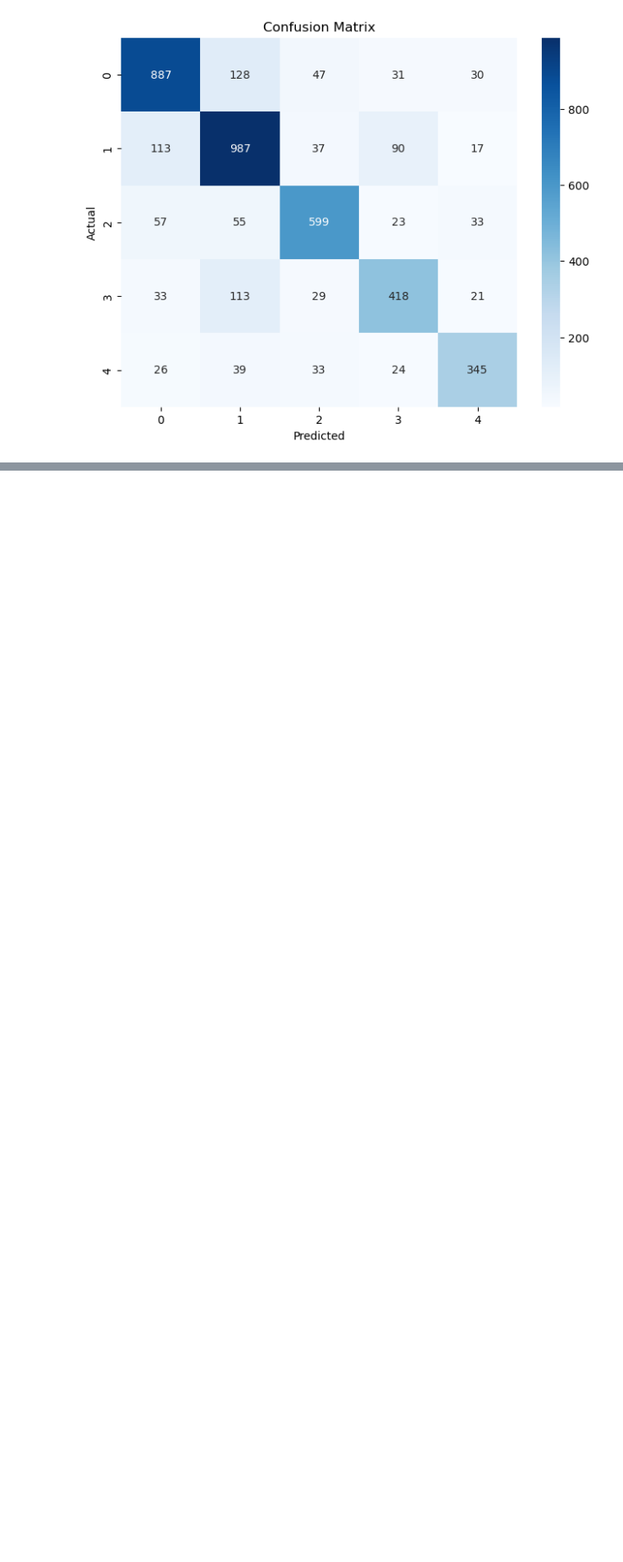
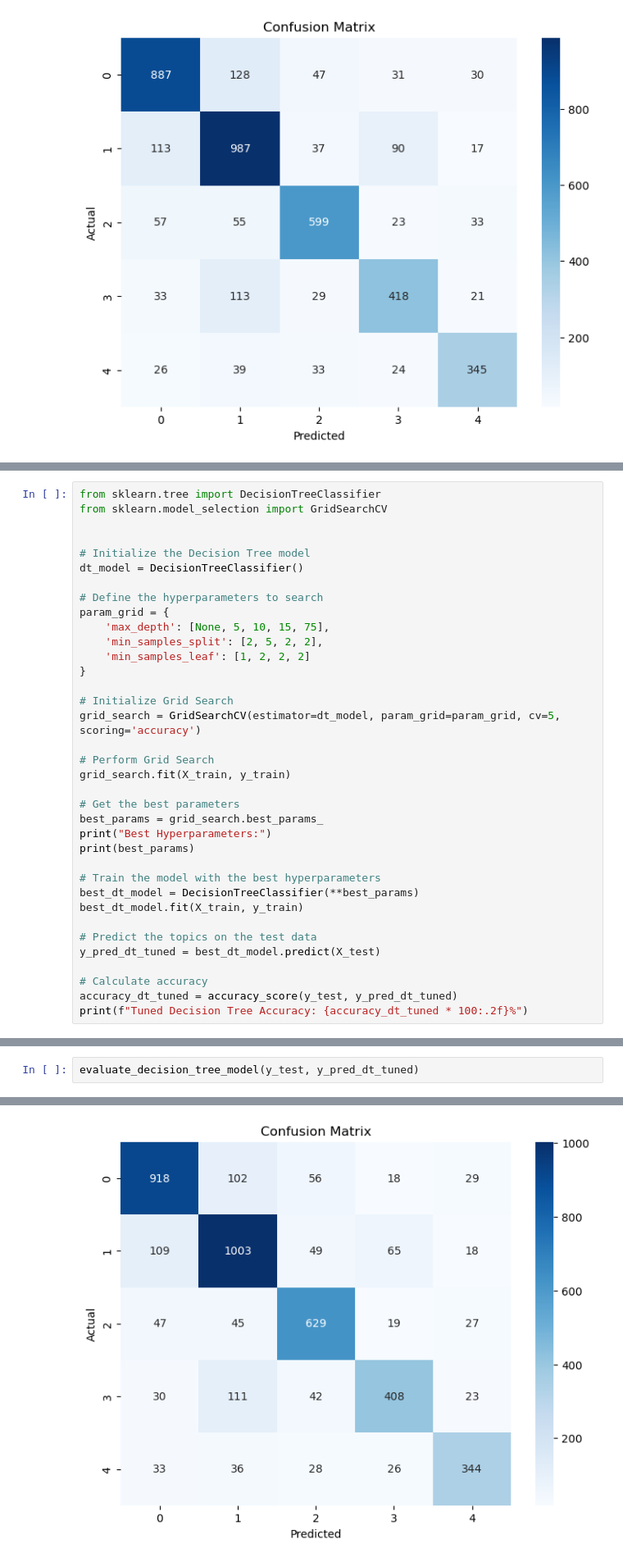
Before and after one commit to SIVASKANDAN-P/automatic_ticket_classification, a Jupyter notebook: Automatic_Ticket_Classification_Assignment.ipynb, the cells around one changed output, grey strips where cells are left out. Shown at 82% size. Drawn from its saved outputs; the diff is of its cells as text; blank space fills up the shorter version.

Commit message:
Models with tuned first iteration

```diff
--- a/Automatic_Ticket_Classification_Assignment.ipynb
+++ b/Automatic_Ticket_Classification_Assignment.ipynb
@@ -1215,0 +1239,36 @@ weighted avg       0.77      0.77      0.77      4215
+# %%
+from sklearn.tree import DecisionTreeClassifier
+from sklearn.model_selection import GridSearchCV
+
+
+# Initialize the Decision Tree model
+dt_model = DecisionTreeClassifier()
+
+# Define the hyperparameters to search
+param_grid = {
+    'max_depth': [None, 5, 10, 15, 75],
+    'min_samples_split': [2, 5, 2, 2],
+    'min_samples_leaf': [1, 2, 2, 2]
+}
+
+# Initialize Grid Search
+grid_search = GridSearchCV(estimator=dt_model, param_grid=param_grid, cv=5, scoring='accuracy')
+
+# Perform Grid Search
+grid_search.fit(X_train, y_train)
+
+# Get the best parameters
+best_params = grid_search.best_params_
+print("Best Hyperparameters:")
+print(best_params)
+
+# Train the model with the best hyperparameters
+best_dt_model = DecisionTreeClassifier(**best_params)
+best_dt_model.fit(X_train, y_train)
+
+# Predict the topics on the test data
+y_pred_dt_tuned = best_dt_model.predict(X_test)
+
+# Calculate accuracy
+accuracy_dt_tuned = accuracy_score(y_test, y_pred_dt_tuned)
+print(f"Tuned Decision Tree Accuracy: {accuracy_dt_tuned * 100:.2f}%")
@@ -1215,0 +1279,3 @@ weighted avg       0.77      0.77      0.77      4215
+# %%
+evaluate_decision_tree_model(y_test, y_pred_dt_tuned)
+# %% [output]
@@ -1215,0 +1294 @@ weighted avg       0.77      0.77      0.77      4215
+[figure, added]
```
Also changed, not shown: parts of 20 cells of this notebook.
